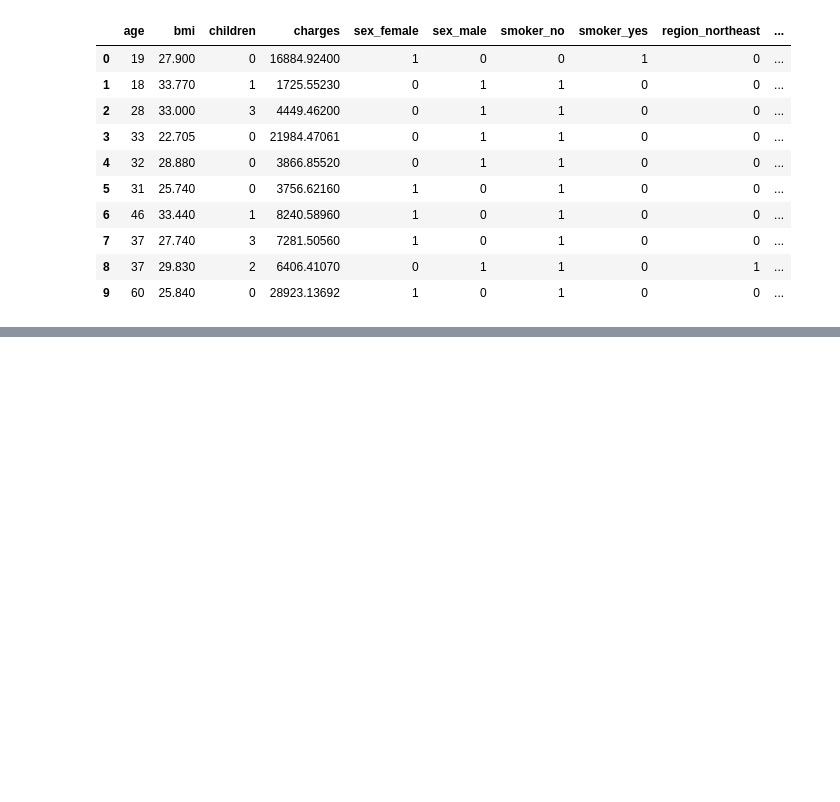
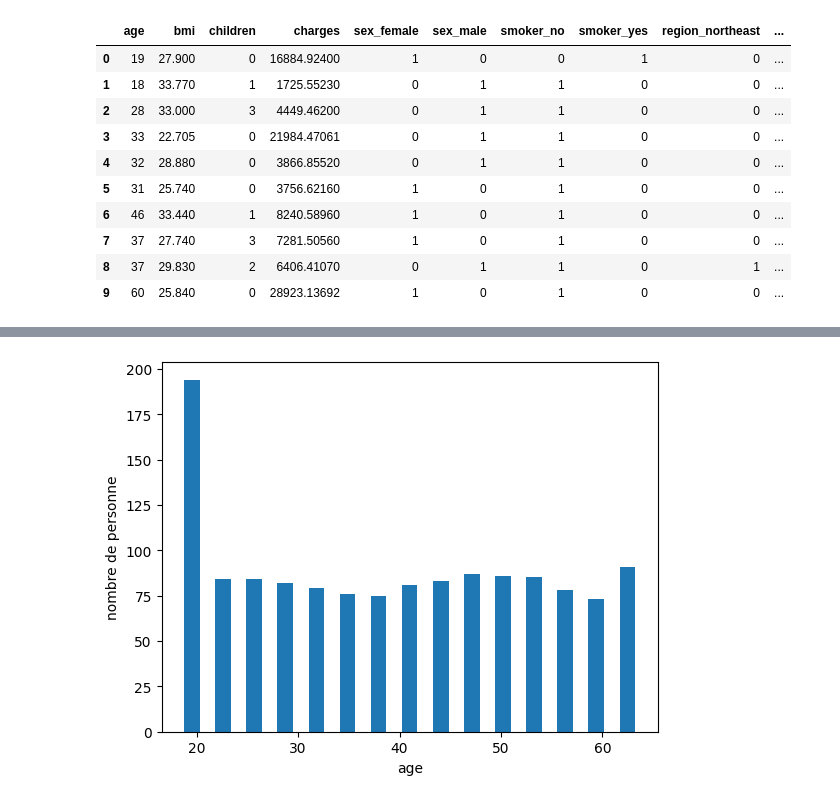
Before and after one commit to henzozhang/brief_prediction_assurance_leon_zouhair, a Jupyter notebook: data_analyste.ipynb, the cells around one changed output, grey strips where cells are left out. Saved outputs shown, nothing was run; the diff lists cells and outputs as text; code cells hidden in the pictures; blank space fills up the shorter version.

```diff
--- a/data_analyste.ipynb
+++ b/data_analyste.ipynb
@@ -177,0 +207,8 @@ df_ready.head(10)
+# %%
+plt.hist(df["age"],rwidth=.5 ,bins=15)
+plt.xlabel("age")
+plt.ylabel("nombre de personne")
+plt.yticks()
+plt.show()
+# %% [output]
+[figure, added]
```
Also changed, not shown: parts of 18 cells of this notebook, 5 other files.
